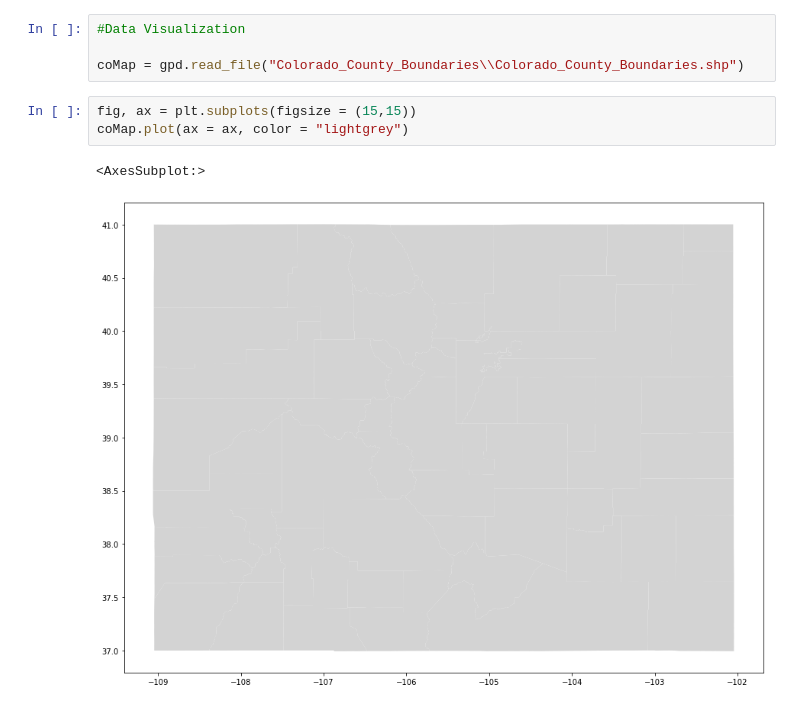
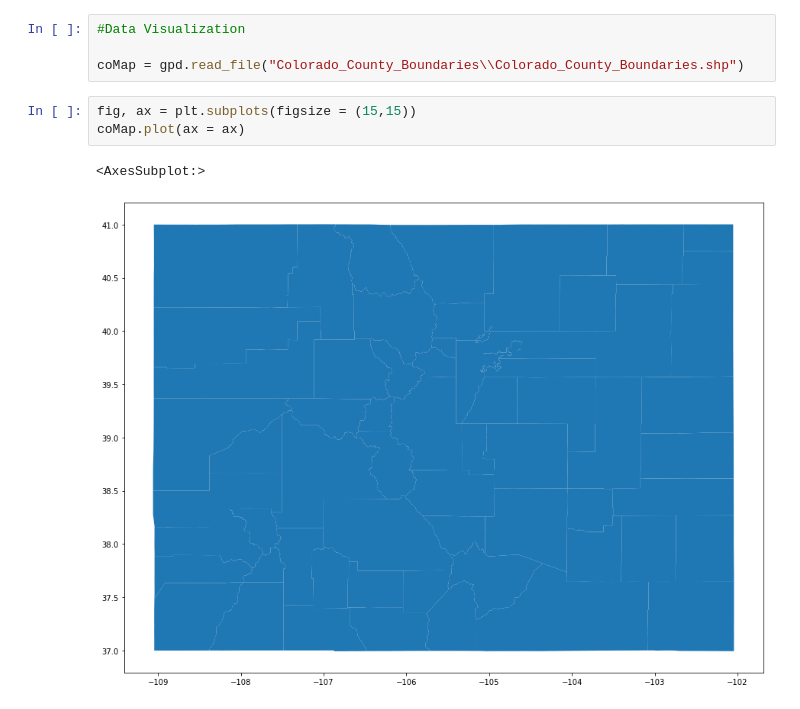
Before and after one commit to Paxton-P/Wildfire, a Jupyter notebook: Data Visualization.ipynb, the cells around one changed output. Saved outputs shown, nothing was run; the diff lists cells and outputs as text.

```diff
--- a/Data Visualization.ipynb
+++ b/Data Visualization.ipynb
@@ -72,8 +106,8 @@ fires.head()
 coMap = gpd.read_file("Colorado_County_Boundaries\\Colorado_County_Boundaries.shp")
 # %%
 fig, ax = plt.subplots(figsize = (15,15))
-coMap.plot(ax = ax, color = "lightgrey")
+coMap.plot(ax = ax)
 # %% [output]
 <AxesSubplot:>
-[figure, old version]
+[figure, new version]
 # %%
```
Also changed, not shown: parts of 10 cells of this notebook.
